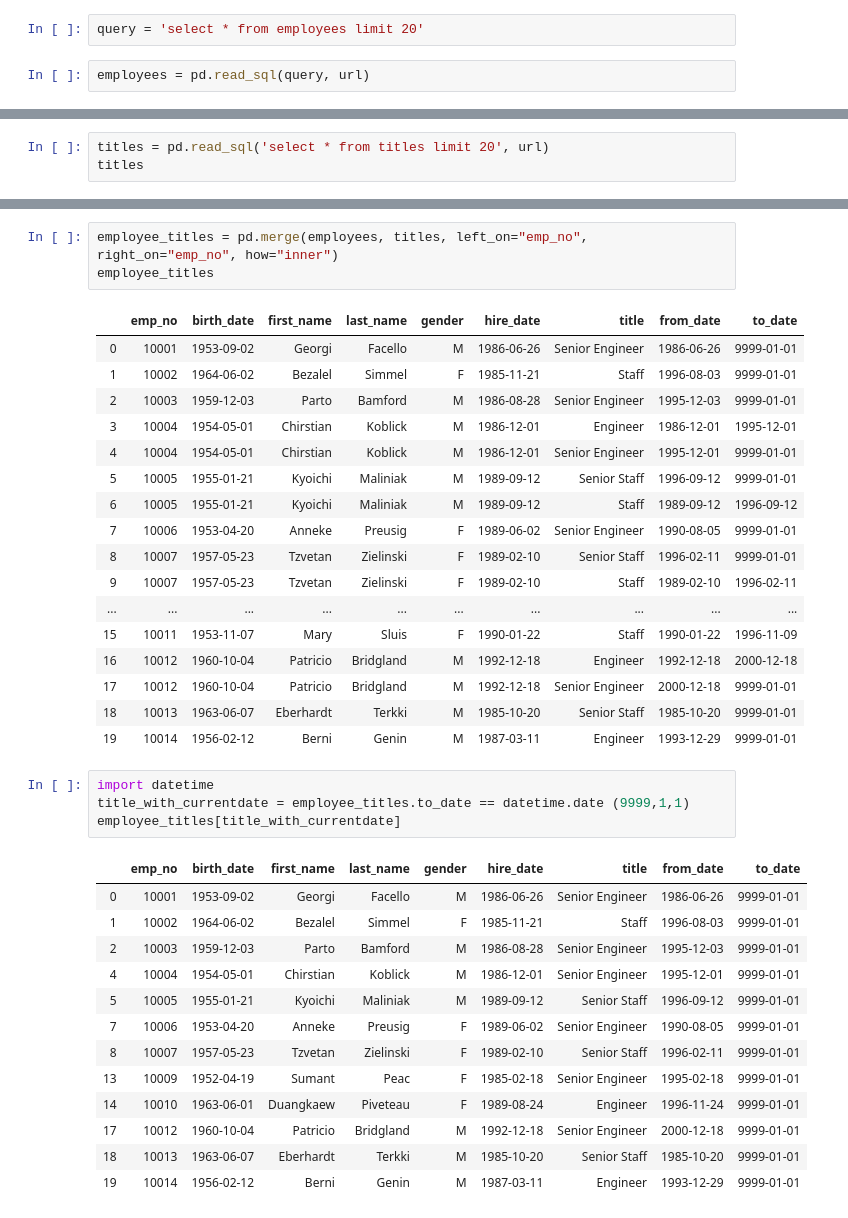
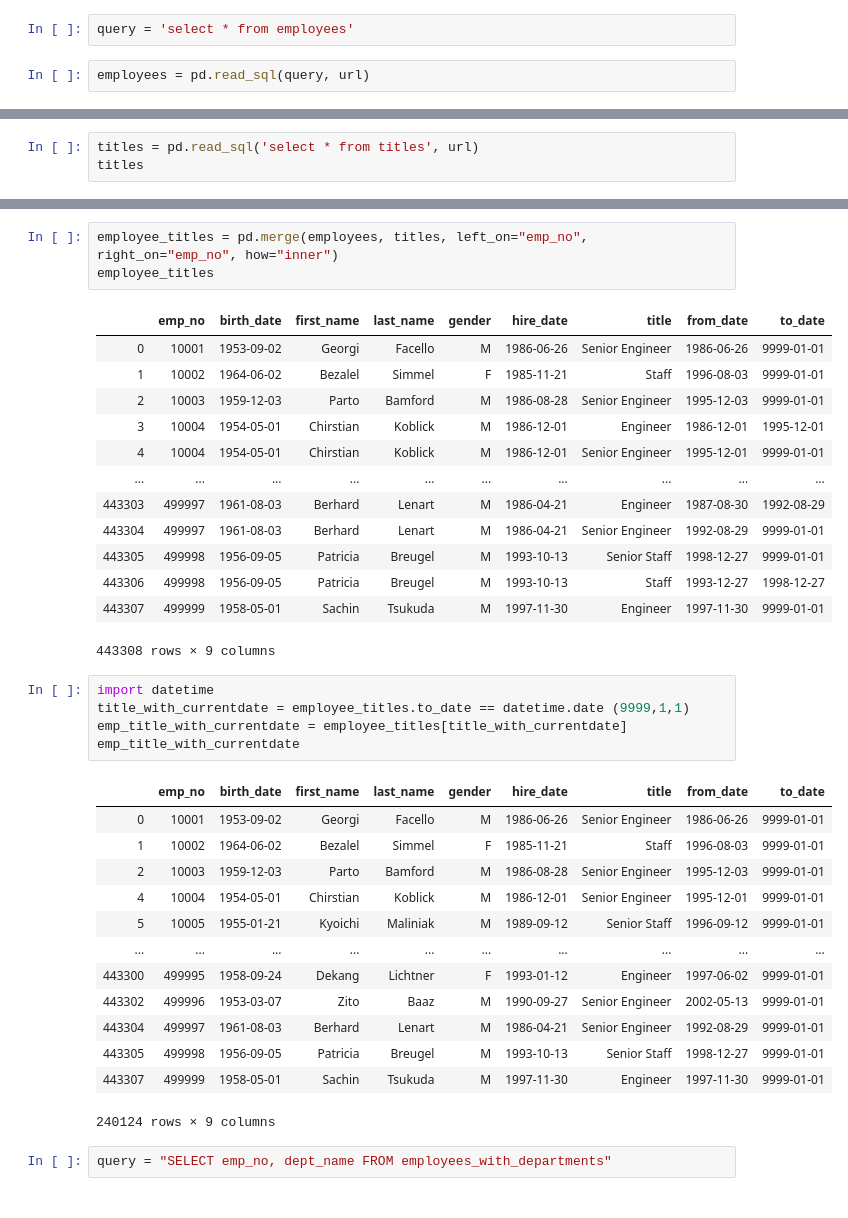
Before and after one commit to sunwenliang14/python-exercises, a Jupyter notebook: 4.8.4.4_advanced_dataframes.ipynb, the cells around one changed output, grey strips where cells are left out. Cells and saved outputs as stored; diff of their text form.

```diff
--- a/4.8.4.4_advanced_dataframes.ipynb
+++ b/4.8.4.4_advanced_dataframes.ipynb
@@ -301,7 +247,7 @@ def get_db_url(user,host,password, db_name):
 # %%
 url = get_db_url(user, host, password, db_name )
 # %%
-query = 'select * from employees limit 20'
+query = 'select * from employees'
 # %%
 employees = pd.read_sql(query, url)
 # %%
@@ -327,5 +269,5 @@ employees
 # %%
-titles = pd.read_sql('select * from titles limit 20', url)
+titles = pd.read_sql('select * from titles', url)
 titles
 # %% [output]
 |  | emp_no | title | from_date | to_date |
@@ -355,32 +293,31 @@ employee_titles
 | 2 | 10003 | 1959-12-03 | Parto | Bamford | M | 1986-08-28 | Senior Engineer | 1995-12-03 | 9999-01-01 |
 | 3 | 10004 | 1954-05-01 | Chirstian | Koblick | M | 1986-12-01 | Engineer | 1986-12-01 | 1995-12-01 |
 | 4 | 10004 | 1954-05-01 | Chirstian | Koblick | M | 1986-12-01 | Senior Engineer | 1995-12-01 | 9999-01-01 |
-| 5 | 10005 | 1955-01-21 | Kyoichi | Maliniak | M | 1989-09-12 | Senior Staff | 1996-09-12 | 9999-01-01 |
-| 6 | 10005 | 1955-01-21 | Kyoichi | Maliniak | M | 1989-09-12 | Staff | 1989-09-12 | 1996-09-12 |
-| 7 | 10006 | 1953-04-20 | Anneke | Preusig | F | 1989-06-02 | Senior Engineer | 1990-08-05 | 9999-01-01 |
-| 8 | 10007 | 1957-05-23 | Tzvetan | Zielinski | F | 1989-02-10 | Senior Staff | 1996-02-11 | 9999-01-01 |
-| 9 | 10007 | 1957-05-23 | Tzvetan | Zielinski | F | 1989-02-10 | Staff | 1989-02-10 | 1996-02-11 |
 | ... | ... | ... | ... | ... | ... | ... | ... | ... | ... |
-| 15 | 10011 | 1953-11-07 | Mary | Sluis | F | 1990-01-22 | Staff | 1990-01-22 | 1996-11-09 |
-| 16 | 10012 | 1960-10-04 | Patricio | Bridgland | M | 1992-12-18 | Engineer | 1992-12-18 | 2000-12-18 |
-| 17 | 10012 | 1960-10-04 | Patricio | Bridgland | M | 1992-12-18 | Senior Engineer | 2000-12-18 | 9999-01-01 |
-| 18 | 10013 | 1963-06-07 | Eberhardt | Terkki | M | 1985-10-20 | Senior Staff | 1985-10-20 | 9999-01-01 |
-| 19 | 10014 | 1956-02-12 | Berni | Genin | M | 1987-03-11 | Engineer | 1993-12-29 | 9999-01-01 |
+| 443303 | 499997 | 1961-08-03 | Berhard | Lenart | M | 1986-04-21 | Engineer | 1987-08-30 | 1992-08-29 |
+| 443304 | 499997 | 1961-08-03 | Berhard | Lenart | M | 1986-04-21 | Senior Engineer | 1992-08-29 | 9999-01-01 |
+| 443305 | 499998 | 1956-09-05 | Patricia | Breugel | M | 1993-10-13 | Senior Staff | 1998-12-27 | 9999-01-01 |
+| 443306 | 499998 | 1956-09-05 | Patricia | Breugel | M | 1993-10-13 | Staff | 1993-12-27 | 1998-12-27 |
+| 443307 | 499999 | 1958-05-01 | Sachin | Tsukuda | M | 1997-11-30 | Engineer | 1997-11-30 | 9999-01-01 |
+443308 rows × 9 columns
 # %%
 import datetime
 title_with_currentdate = employee_titles.to_date == datetime.date (9999,1,1)
-employee_titles[title_with_currentdate]
+emp_title_with_currentdate = employee_titles[title_with_currentdate]
+emp_title_with_currentdate
 # %% [output]
 |  | emp_no | birth_date | first_name | last_name | gender | hire_date | title | from_date | to_date |
 | 0 | 10001 | 1953-09-02 | Georgi | Facello | M | 1986-06-26 | Senior Engineer | 1986-06-26 | 9999-01-01 |
 | 1 | 10002 | 1964-06-02 | Bezalel | Simmel | F | 1985-11-21 | Staff | 1996-08-03 | 9999-01-01 |
 | 2 | 10003 | 1959-12-03 | Parto | Bamford | M | 1986-08-28 | Senior Engineer | 1995-12-03 | 9999-01-01 |
 | 4 | 10004 | 1954-05-01 | Chirstian | Koblick | M | 1986-12-01 | Senior Engineer | 1995-12-01 | 9999-01-01 |
 | 5 | 10005 | 1955-01-21 | Kyoichi | Maliniak | M | 1989-09-12 | Senior Staff | 1996-09-12 | 9999-01-01 |
-| 7 | 10006 | 1953-04-20 | Anneke | Preusig | F | 1989-06-02 | Senior Engineer | 1990-08-05 | 9999-01-01 |
-| 8 | 10007 | 1957-05-23 | Tzvetan | Zielinski | F | 1989-02-10 | Senior Staff | 1996-02-11 | 9999-01-01 |
-| 13 | 10009 | 1952-04-19 | Sumant | Peac | F | 1985-02-18 | Senior Engineer | 1995-02-18 | 9999-01-01 |
-| 14 | 10010 | 1963-06-01 | Duangkaew | Piveteau | F | 1989-08-24 | Engineer | 1996-11-24 | 9999-01-01 |
-| 17 | 10012 | 1960-10-04 | Patricio | Bridgland | M | 1992-12-18 | Senior Engineer | 2000-12-18 | 9999-01-01 |
-| 18 | 10013 | 1963-06-07 | Eberhardt | Terkki | M | 1985-10-20 | Senior Staff | 1985-10-20 | 9999-01-01 |
-| 19 | 10014 | 1956-02-12 | Berni | Genin | M | 1987-03-11 | Engineer | 1993-12-29 | 9999-01-01 |
+| ... | ... | ... | ... | ... | ... | ... | ... | ... | ... |
+| 443300 | 499995 | 1958-09-24 | Dekang | Lichtner | F | 1993-01-12 | Engineer | 1997-06-02 | 9999-01-01 |
+| 443302 | 499996 | 1953-03-07 | Zito | Baaz | M | 1990-09-27 | Senior Engineer | 2002-05-13 | 9999-01-01 |
+| 443304 | 499997 | 1961-08-03 | Berhard | Lenart | M | 1986-04-21 | Senior Engineer | 1992-08-29 | 9999-01-01 |
+| 443305 | 499998 | 1956-09-05 | Patricia | Breugel | M | 1993-10-13 | Senior Staff | 1998-12-27 | 9999-01-01 |
+| 443307 | 499999 | 1958-05-01 | Sachin | Tsukuda | M | 1997-11-30 | Engineer | 1997-11-30 | 9999-01-01 |
+240124 rows × 9 columns
+# %%
+query = "SELECT emp_no, dept_name FROM employees_with_departments"
```
Also changed, not shown: parts of 17 cells of this notebook.
